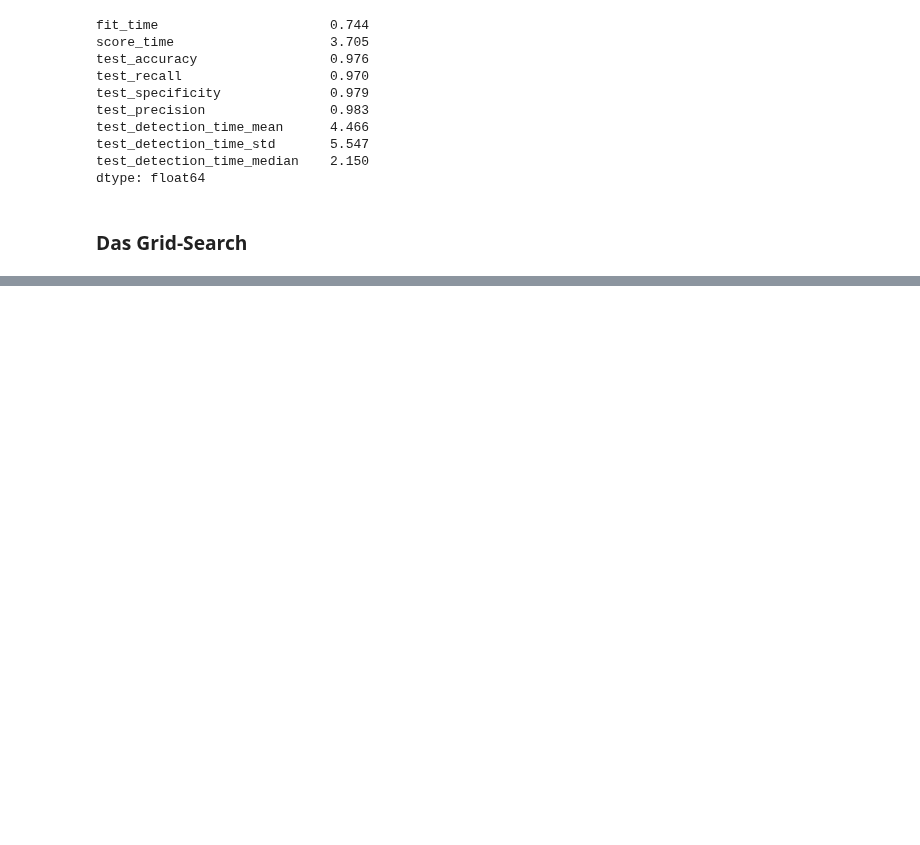
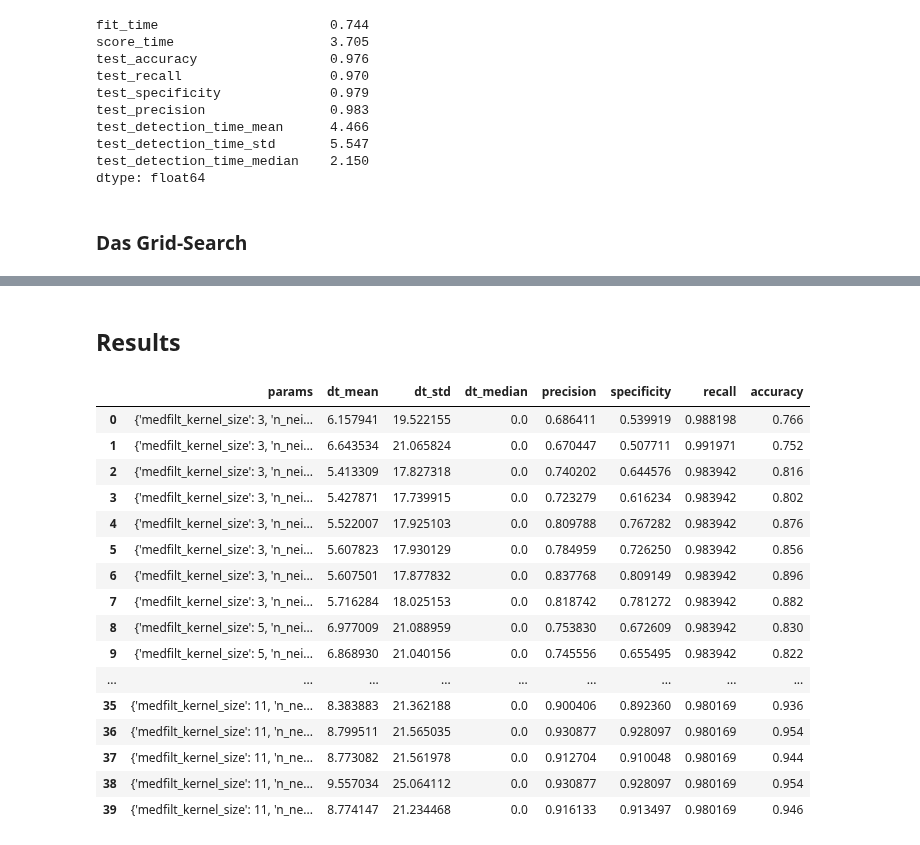
Before and after one commit to JulianBvW/BA-WDN-Leakage-Detection, a Jupyter notebook: LeakageDetection.ipynb, the cells around one changed output, grey strips where cells are left out. Saved outputs shown, nothing was run; the diff lists cells and outputs as text; code cells hidden in the pictures; blank space fills up the shorter version.

```diff
--- a/LeakageDetection.ipynb
+++ b/LeakageDetection.ipynb
@@ -1579,3 +1677,30 @@ round(results_iso[['param_n_estimators', 'param_bootstrap'] + important_results]
 | 0 | 100 | True | 0.962 | 4.279 | 5.762 | ... |
 | 10 | 125 | False | 0.952 | 4.708 | 6.377 | ... |
 | 9 | 100 | False | 0.885 | 3.812 | 5.577 | ... |
+# %% [markdown]
+## Results
+# %%
+results_classification_knn = pd.read_csv('./results/classification_knn.csv')
+results_regression_lr = pd.read_csv('./results/regression_lr.csv')
+# %%
+results_classification_knn = results_classification_knn.loc[:, ['params', 'mean_test_detection_time_mean', 'mean_test_detection_time_std', 'mean_test_detection_time_median', 'mean_test_precision', 'mean_test_specificity', 'mean_test_recall', 'mean_test_accuracy']]
+results_classification_knn.columns = 'params', 'dt_mean', 'dt_std', 'dt_median', 'precision', 'specificity', 'recall', 'accuracy'
+results_classification_knn
+# %% [output]
+|  | params | dt_mean | dt_std | dt_median | precision | specificity | recall | accuracy |
+| 0 | {'medfilt_kernel_size': 3, 'n_nei... | 6.157941 | 19.522155 | 0.0 | 0.686411 | 0.539919 | 0.988198 | 0.766 |
+| 1 | {'medfilt_kernel_size': 3, 'n_nei... | 6.643534 | 21.065824 | 0.0 | 0.670447 | 0.507711 | 0.991971 | 0.752 |
+| 2 | {'medfilt_kernel_size': 3, 'n_nei... | 5.413309 | 17.827318 | 0.0 | 0.740202 | 0.644576 | 0.983942 | 0.816 |
+| 3 | {'medfilt_kernel_size': 3, 'n_nei... | 5.427871 | 17.739915 | 0.0 | 0.723279 | 0.616234 | 0.983942 | 0.802 |
+| 4 | {'medfilt_kernel_size': 3, 'n_nei... | 5.522007 | 17.925103 | 0.0 | 0.809788 | 0.767282 | 0.983942 | 0.876 |
+| 5 | {'medfilt_kernel_size': 3, 'n_nei... | 5.607823 | 17.930129 | 0.0 | 0.784959 | 0.726250 | 0.983942 | 0.856 |
+| 6 | {'medfilt_kernel_size': 3, 'n_nei... | 5.607501 | 17.877832 | 0.0 | 0.837768 | 0.809149 | 0.983942 | 0.896 |
+| 7 | {'medfilt_kernel_size': 3, 'n_nei... | 5.716284 | 18.025153 | 0.0 | 0.818742 | 0.781272 | 0.983942 | 0.882 |
+| 8 | {'medfilt_kernel_size': 5, 'n_nei... | 6.977009 | 21.088959 | 0.0 | 0.753830 | 0.672609 | 0.983942 | 0.830 |
+| 9 | {'medfilt_kernel_size': 5, 'n_nei... | 6.868930 | 21.040156 | 0.0 | 0.745556 | 0.655495 | 0.983942 | 0.822 |
+| ... | ... | ... | ... | ... | ... | ... | ... | ... |
+| 35 | {'medfilt_kernel_size': 11, 'n_ne... | 8.383883 | 21.362188 | 0.0 | 0.900406 | 0.892360 | 0.980169 | 0.936 |
+| 36 | {'medfilt_kernel_size': 11, 'n_ne... | 8.799511 | 21.565035 | 0.0 | 0.930877 | 0.928097 | 0.980169 | 0.954 |
+| 37 | {'medfilt_kernel_size': 11, 'n_ne... | 8.773082 | 21.561978 | 0.0 | 0.912704 | 0.910048 | 0.980169 | 0.944 |
+| 38 | {'medfilt_kernel_size': 11, 'n_ne... | 9.557034 | 25.064112 | 0.0 | 0.930877 | 0.928097 | 0.980169 | 0.954 |
+| 39 | {'medfilt_kernel_size': 11, 'n_ne... | 8.774147 | 21.234468 | 0.0 | 0.916133 | 0.913497 | 0.980169 | 0.946 |
```
Also changed, not shown: parts of 20 cells of this notebook, 1 other file.
